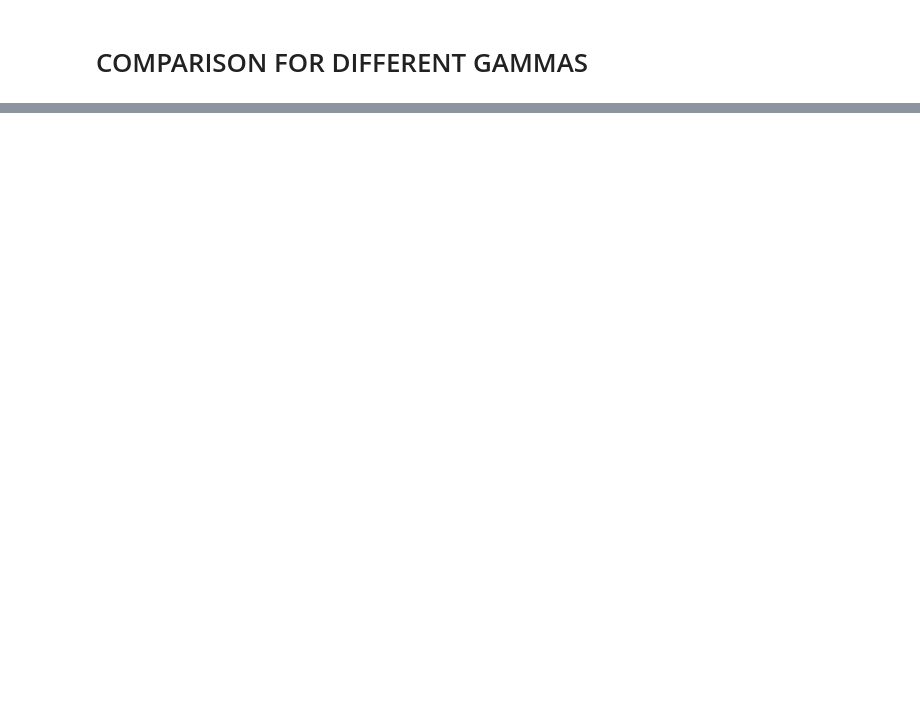
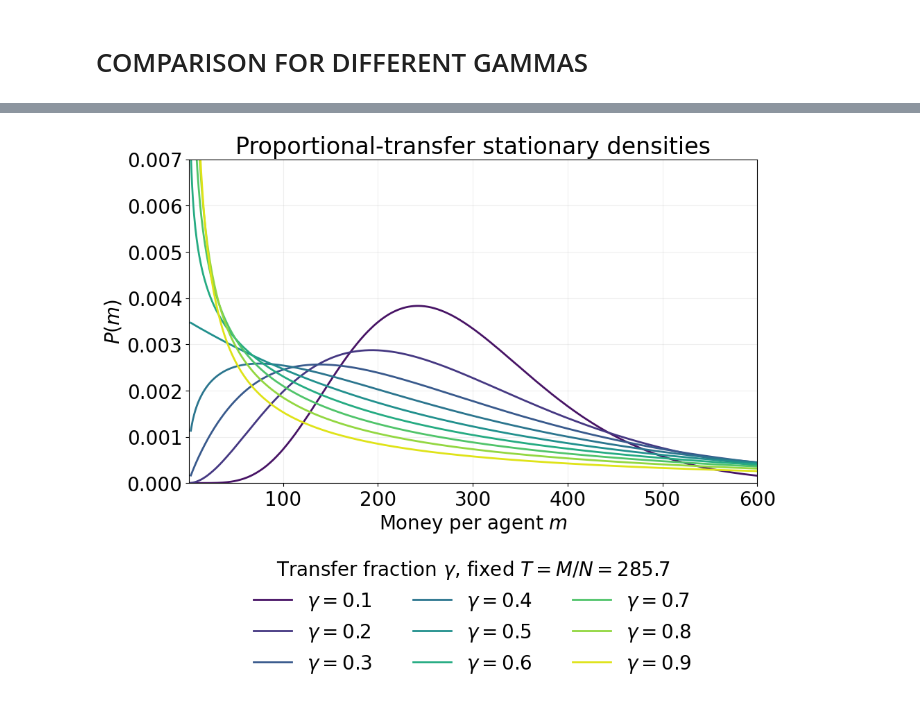
Before and after one commit to giacomells/Statistical-Mechanics-of-Money, a Jupyter notebook: ProportionalMoneyTransfer.ipynb, the cells around one changed output, grey strips where cells are left out. Drawn from its saved outputs; the diff is of its cells as text; code cells hidden in the pictures; blank space fills up the shorter version.

```diff
--- a/ProportionalMoneyTransfer.ipynb
+++ b/ProportionalMoneyTransfer.ipynb
@@ -255,0 +251,37 @@ plt.show()
+# %%
+fig, ax = plt.subplots(figsize=(10, 12))
+
+for color, gamma_value in zip(linear_colors, gamma_values):
+    beta_exponent = -1 - np.log(2) / np.log(1 - gamma_value)
+    shape = beta_exponent + 1
+    scale = mean_money / shape
+    density = gamma_dist.pdf(x_linear, a=shape, scale=scale)
+    ax.plot(
+        x_linear,
+        density,
+        color=color,
+        linewidth=2,
+        label=rf"$\gamma={gamma_value:.1f}$ ",
+    )
+
+ax.set_xlabel("Money per agent $m$", fontsize=20)
+ax.set_ylabel("$P(m)$", fontsize=20)
+ax.set_title("Proportional-transfer stationary densities", fontsize=24)
+ax.tick_params(axis="both", labelsize=20)
+ax.set_xlim(1, 600)
+ax.set_ylim(0, 0.007)
+
+ax.legend(
+    title=rf"Transfer fraction $\gamma$, fixed $T = M/N={mean_money:.1f}$",
+    ncol=3,
+    fontsize=20,
+    title_fontsize=20,
+    frameon=False,
+    loc="upper center",
+    bbox_to_anchor=(0.5, -0.18),
+)
+ax.grid(alpha=0.2)
+fig.tight_layout(rect=(0, 0.25, 1, 1))
+plt.show()
+# %% [output]
+[figure, added]
```
Also changed, not shown: parts of 6 cells of this notebook, 9 other files.
